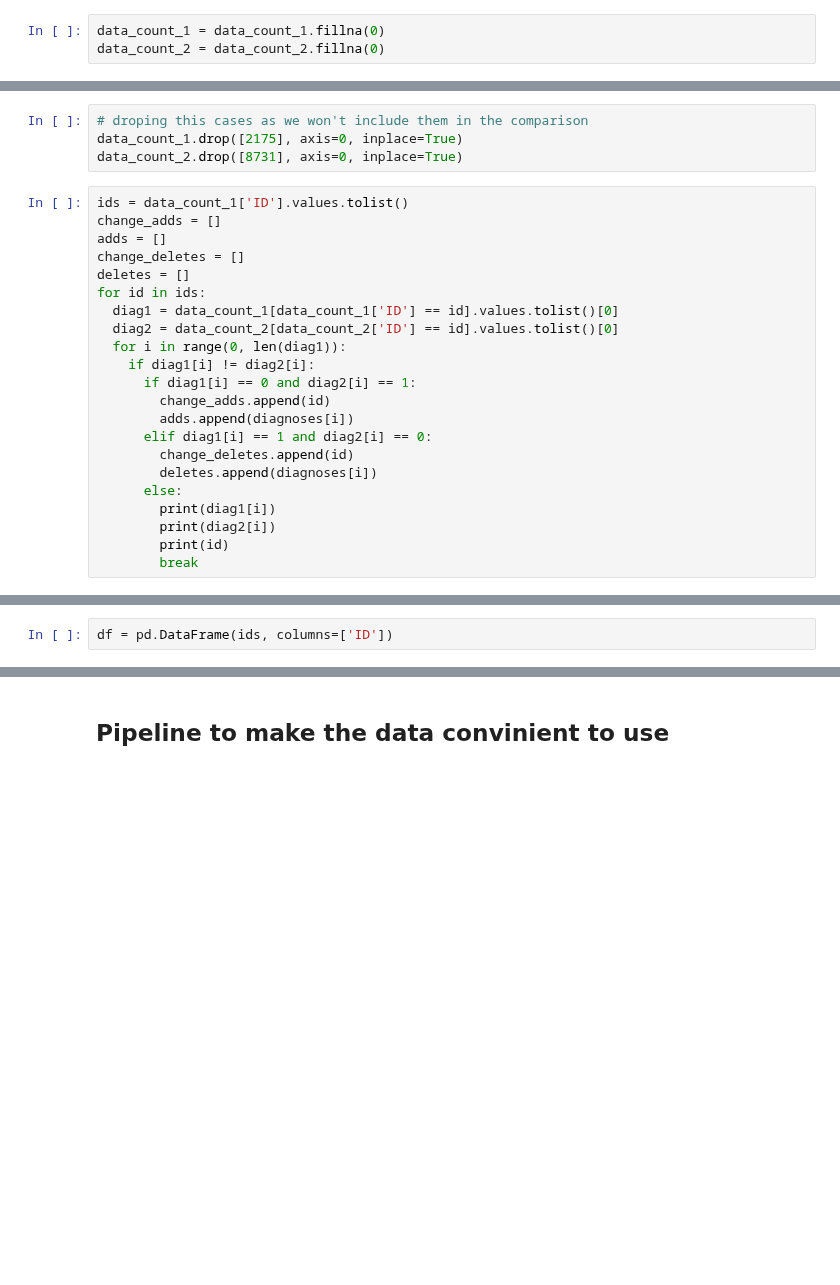
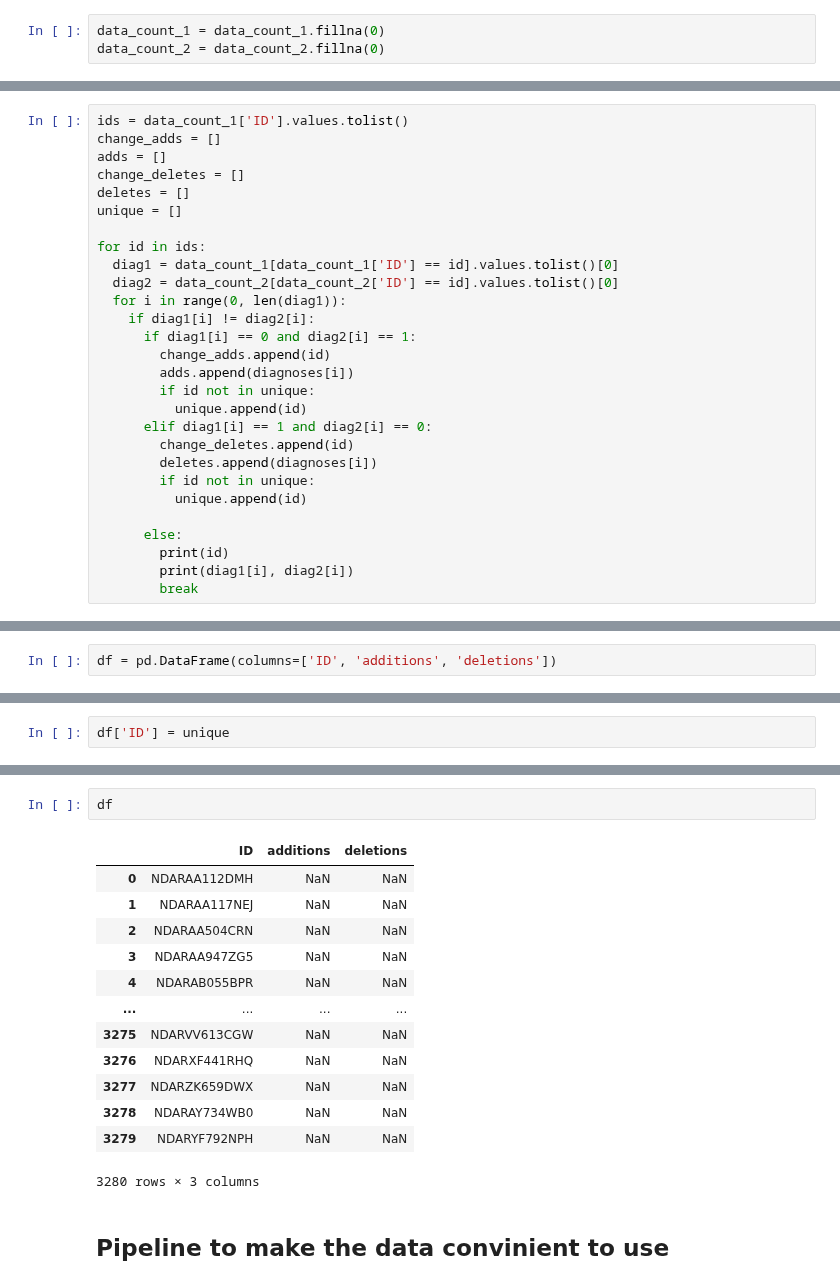
Before and after one commit to cristinarainich/Child-Mind-Institute-Project, a Jupyter notebook: Pheno_data.ipynb, the cells around one changed output, grey strips where cells are left out. Drawn from its saved outputs; the diff is of its cells as text; blank space fills up the shorter version.

```diff
--- a/Pheno_data.ipynb
+++ b/Pheno_data.ipynb
@@ -675,13 +657,11 @@ print(diff2)
-# %%
-# droping this cases as we won't include them in the comparison
-data_count_1.drop([2175], axis=0, inplace=True)
-data_count_2.drop([8731], axis=0, inplace=True)
 # %%
 ids = data_count_1['ID'].values.tolist()
 change_adds = []
 adds = []
 change_deletes = []
 deletes = []
+unique = []
+
 for id in ids:
   diag1 = data_count_1[data_count_1['ID'] == id].values.tolist()[0]
   diag2 = data_count_2[data_count_2['ID'] == id].values.tolist()[0]
@@ -690,11 +670,15 @@ for id in ids:
       if diag1[i] == 0 and diag2[i] == 1:
         change_adds.append(id)
         adds.append(diagnoses[i])
+        if id not in unique:
+          unique.append(id)
       elif diag1[i] == 1 and diag2[i] == 0:
         change_deletes.append(id)
         deletes.append(diagnoses[i])
+        if id not in unique:
+          unique.append(id)
+
       else:
-        print(diag1[i])
-        print(diag2[i])
         print(id)
+        print(diag1[i], diag2[i])
         break
@@ -701,2 +697,2 @@ for id in ids:
 # %%
-df = pd.DataFrame(ids, columns=['ID'])
+df = pd.DataFrame(columns=['ID', 'additions', 'deletions'])
@@ -732,0 +699,2 @@ print(len(deletes))
+# %%
+df['ID'] = unique
@@ -761,3 +759,19 @@ deletes[:5]
+# %%
+df
+# %% [output]
+|  | ID | additions | deletions |
+| 0 | NDARAA112DMH | NaN | NaN |
+| 1 | NDARAA117NEJ | NaN | NaN |
+| 2 | NDARAA504CRN | NaN | NaN |
+| 3 | NDARAA947ZG5 | NaN | NaN |
+| 4 | NDARAB055BPR | NaN | NaN |
+| ... | ... | ... | ... |
+| 3275 | NDARVV613CGW | NaN | NaN |
+| 3276 | NDARXF441RHQ | NaN | NaN |
+| 3277 | NDARZK659DWX | NaN | NaN |
+| 3278 | NDARAY734WB0 | NaN | NaN |
+| 3279 | NDARYF792NPH | NaN | NaN |
+3280 rows × 3 columns
 # %% [markdown]
 ## Pipeline to make the data convinient to use
 # %%
```
Also changed, not shown: parts of 33 cells of this notebook.
